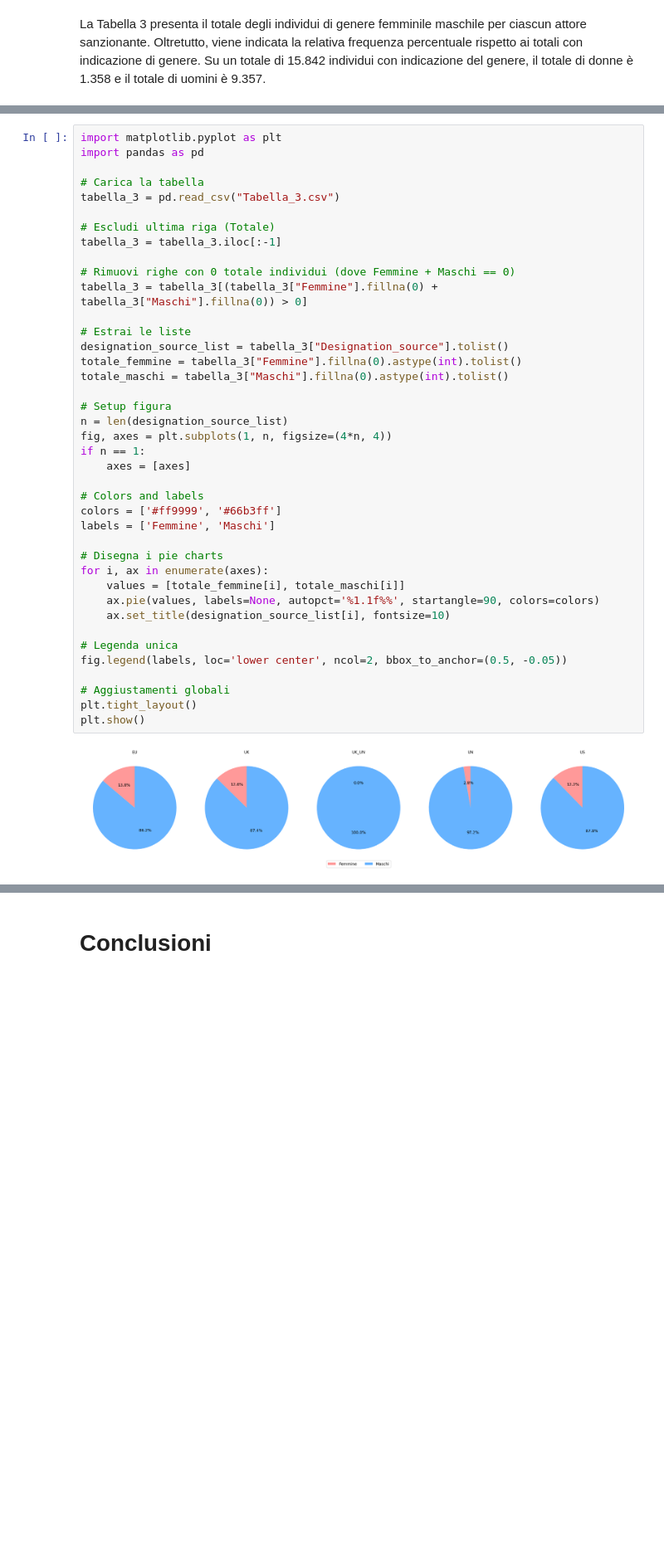
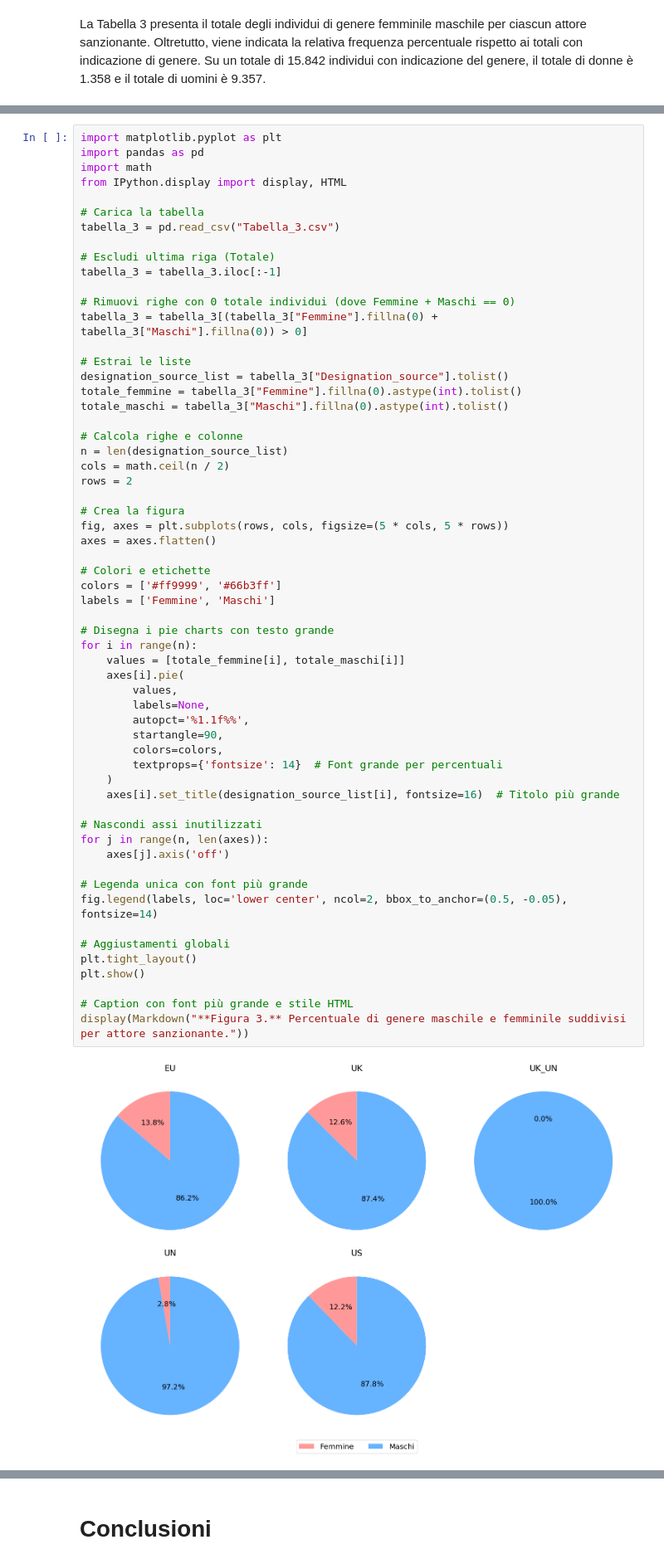
Before and after one commit to jellyrosp/sanctions-docs-dataset, a Jupyter notebook: data_analysis/jup_notebook/REPORT.ipynb, the cells around one changed output, grey strips where cells are left out. Shown at 83% size. Cells and saved outputs as stored; diff of their text form; blank space fills up the shorter version.

```diff
--- a/data_analysis/jup_notebook/REPORT.ipynb
+++ b/data_analysis/jup_notebook/REPORT.ipynb
@@ -351,42 +373,61 @@ plt.show()
 # %%
 import matplotlib.pyplot as plt
 import pandas as pd
+import math
+from IPython.display import display, HTML
 
 # Carica la tabella
 tabella_3 = pd.read_csv("Tabella_3.csv")
 
 # Escludi ultima riga (Totale)
 tabella_3 = tabella_3.iloc[:-1]
 
 # Rimuovi righe con 0 totale individui (dove Femmine + Maschi == 0)
 tabella_3 = tabella_3[(tabella_3["Femmine"].fillna(0) + tabella_3["Maschi"].fillna(0)) > 0]
 
 # Estrai le liste
 designation_source_list = tabella_3["Designation_source"].tolist()
 totale_femmine = tabella_3["Femmine"].fillna(0).astype(int).tolist()
 totale_maschi = tabella_3["Maschi"].fillna(0).astype(int).tolist()
 
-# Setup figura
+# Calcola righe e colonne
 n = len(designation_source_list)
-fig, axes = plt.subplots(1, n, figsize=(4*n, 4))
-if n == 1:
-    axes = [axes]
+cols = math.ceil(n / 2)
+rows = 2
 
-# Colors and labels
+# Crea la figura
+fig, axes = plt.subplots(rows, cols, figsize=(5 * cols, 5 * rows))
+axes = axes.flatten()
+
+# Colori e etichette
 colors = ['#ff9999', '#66b3ff']
 labels = ['Femmine', 'Maschi']
 
-# Disegna i pie charts
-for i, ax in enumerate(axes):
+# Disegna i pie charts con testo grande
+for i in range(n):
     values = [totale_femmine[i], totale_maschi[i]]
-    ax.pie(values, labels=None, autopct='%1.1f%%', startangle=90, colors=colors)
-    ax.set_title(designation_source_list[i], fontsize=10)
+    axes[i].pie(
+        values,
+        labels=None,
+        autopct='%1.1f%%',
+        startangle=90,
+        colors=colors,
+        textprops={'fontsize': 14}  # Font grande per percentuali
+    )
+    axes[i].set_title(designation_source_list[i], fontsize=16)  # Titolo più grande
 
-# Legenda unica
-fig.legend(labels, loc='lower center', ncol=2, bbox_to_anchor=(0.5, -0.05))
+# Nascondi assi inutilizzati
+for j in range(n, len(axes)):
+    axes[j].axis('off')
+
+# Legenda unica con font più grande
+fig.legend(labels, loc='lower center', ncol=2, bbox_to_anchor=(0.5, -0.05), fontsize=14)
 
 # Aggiustamenti globali
 plt.tight_layout()
 plt.show()
+
+# Caption con font più grande e stile HTML
+display(Markdown("**Figura 3.** Percentuale di genere maschile e femminile suddivisi per attore sanzionante."))
 # %% [output]
-[figure, old version]
+[figure, new version]
```
Also changed, not shown: parts of 10 cells of this notebook, 2 other files.
